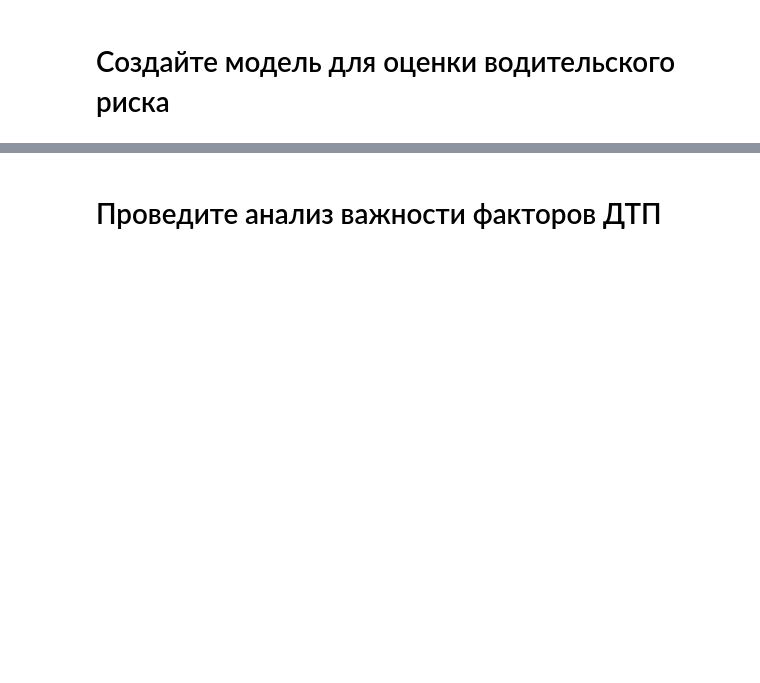
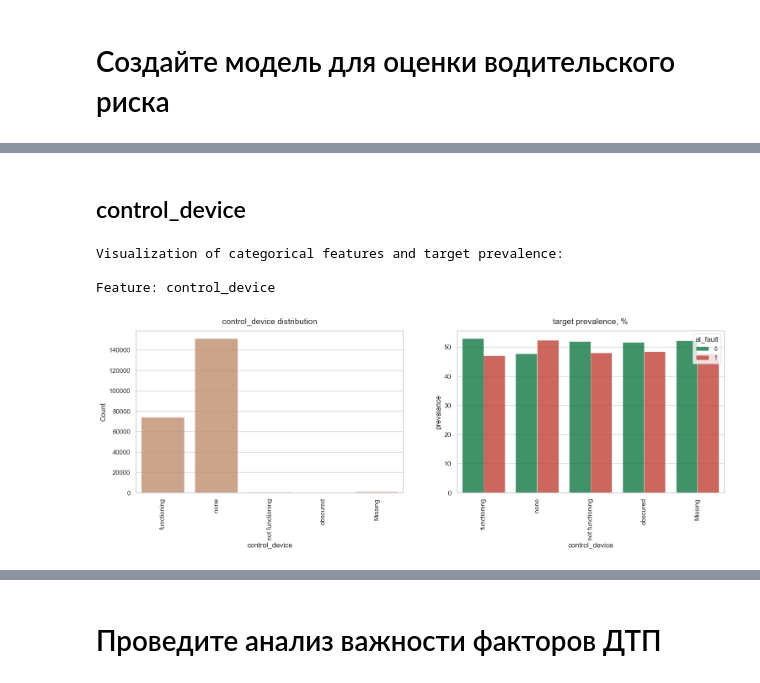
Before and after one commit to AdamCage/road-accident-risk-assessment, a Jupyter notebook: ssss.ipynb, the cells around one changed output, grey strips where cells are left out. Saved outputs shown, nothing was run; the diff lists cells and outputs as text; code cells hidden in the pictures; blank space fills up the shorter version.

```diff
--- a/ssss.ipynb
+++ b/ssss.ipynb
@@ -1047,0 +1535,11 @@ Completed for 00:00:03
+# %% [markdown]
+## control_device
+# %%
+create_visualization(data=dds[["control_device", "at_fault"]],
+                     dtype="categories", target="at_fault",
+                     is_cat_target=True)
+# %% [output]
+Visualization of categorical features and target prevalence:
+
+Feature: control_device
+[figure, added]
```
Also changed, not shown: parts of 76 cells of this notebook, 6 other files.
